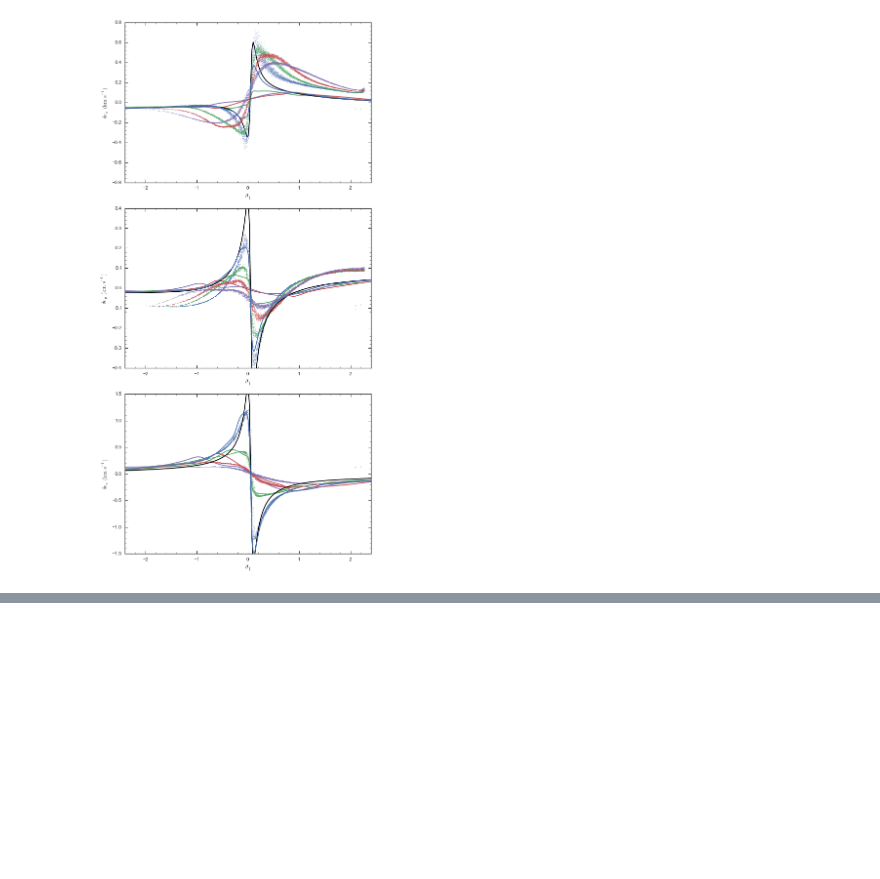
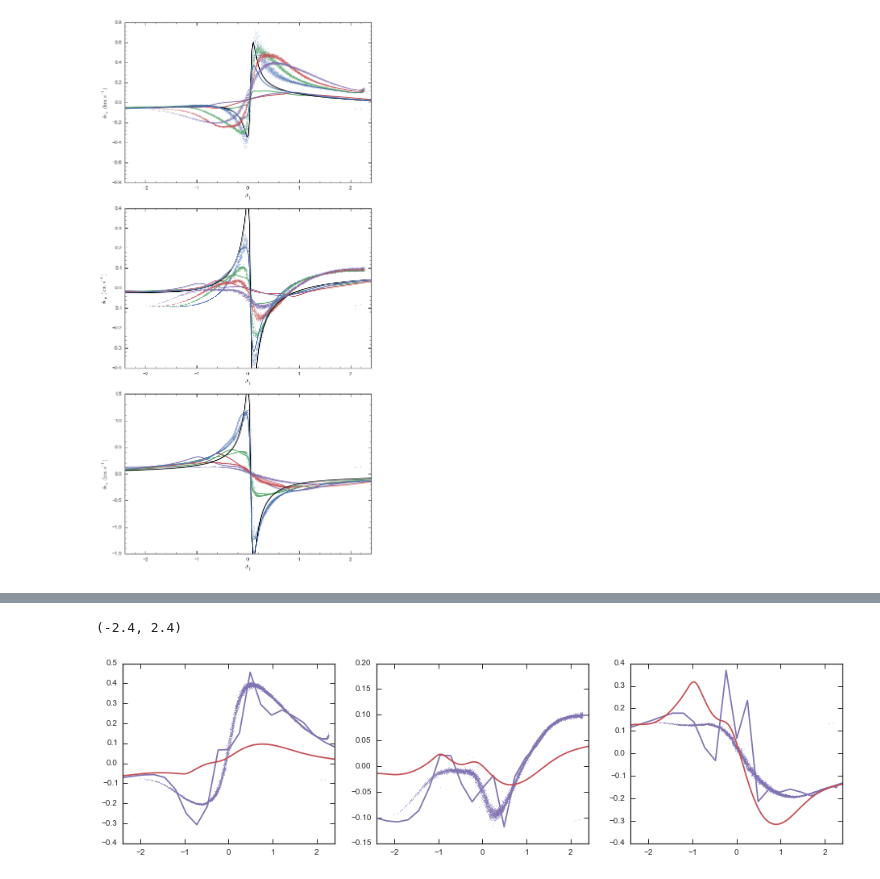
Before and after one commit to jobovy/stream-stream, a Jupyter notebook: py/SnapshotAnalysis.ipynb, the cells around one changed output, grey strips where cells are left out. Cells and saved outputs as stored; diff of their text form; code cells hidden in the pictures; blank space fills up the shorter version.

```diff
--- a/py/SnapshotAnalysis.ipynb
+++ b/py/SnapshotAnalysis.ipynb
@@ -900,0 +938,6 @@ xlim(numpy.amin(ts),numpy.amax(ts))
+# %%
+dmIndx= numpy.random.permutation(len(snap_dm0p5))[:10]
+# %%
+dv_0p5_fullplummer2= impulse_deltav_plummerint(\
+            v_gc[::10],x_gc[::10],lp,10.**-2./bovy_conversion.mass_in_1010msol(V0,R0)/len(dmIndx),
+            snap_dm0p5[:,1:4,-1]/R0,snap_dm0p5[:,4:,-1]/V0,dmIndx)
@@ -900,0 +962,19 @@ xlim(numpy.amin(ts),numpy.amax(ts))
+# %%
+subplot(1,3,1)
+plot(apar[indx]+2.4,snapvdiff_dm0p5[indx,0],',',color=sns.color_palette()[3],alpha=alpha)
+plot(apar_gc[::10]+2.4,0.5*(dv_0p5_fullplummer[:,0]*V0+dv_0p5_fullplummer2[:,0]*V0),color=sns.color_palette()[3])
+plot(apar_gc+2.4,dv_0p5[:,0]*V0,color=sns.color_palette()[2])
+xlim(-2.4,2.4)
+subplot(1,3,2)
+plot(apar[indx]+2.4,snapvdiff_dm0p5[indx,1],',',color=sns.color_palette()[3],alpha=alpha)
+plot(apar_gc[::10]+2.4,0.5*(dv_0p5_fullplummer[:,1]*V0+dv_0p5_fullplummer2[:,1]*V0),color=sns.color_palette()[3])
+plot(apar_gc+2.4,dv_0p5[:,1]*V0,color=sns.color_palette()[2])
+xlim(-2.4,2.4)
+subplot(1,3,3)
+plot(apar[indx]+2.4,snapvdiff_dm0p5[indx,2],',',color=sns.color_palette()[3],alpha=alpha)
+plot(apar_gc[::10]+2.4,0.5*(dv_0p5_fullplummer[:,2]*V0+dv_0p5_fullplummer2[:,2]*V0),color=sns.color_palette()[3])
+plot(apar_gc+2.4,dv_0p5[:,2]*V0,color=sns.color_palette()[2])
+xlim(-2.4,2.4)
+# %% [output]
+(-2.4, 2.4)
+[figure, added]
```
Also changed, not shown: parts of 5 cells of this notebook, 1 other file.
